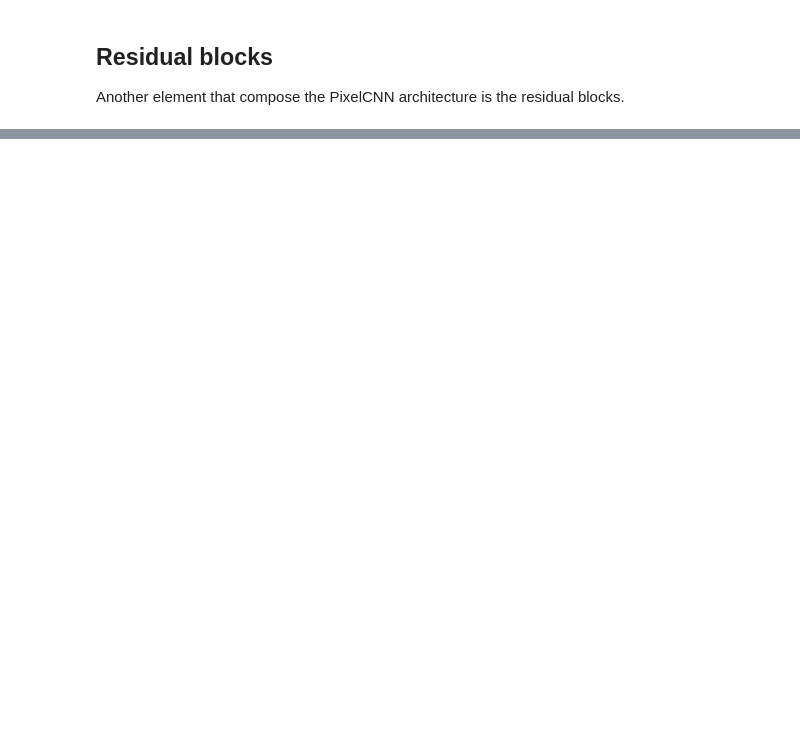
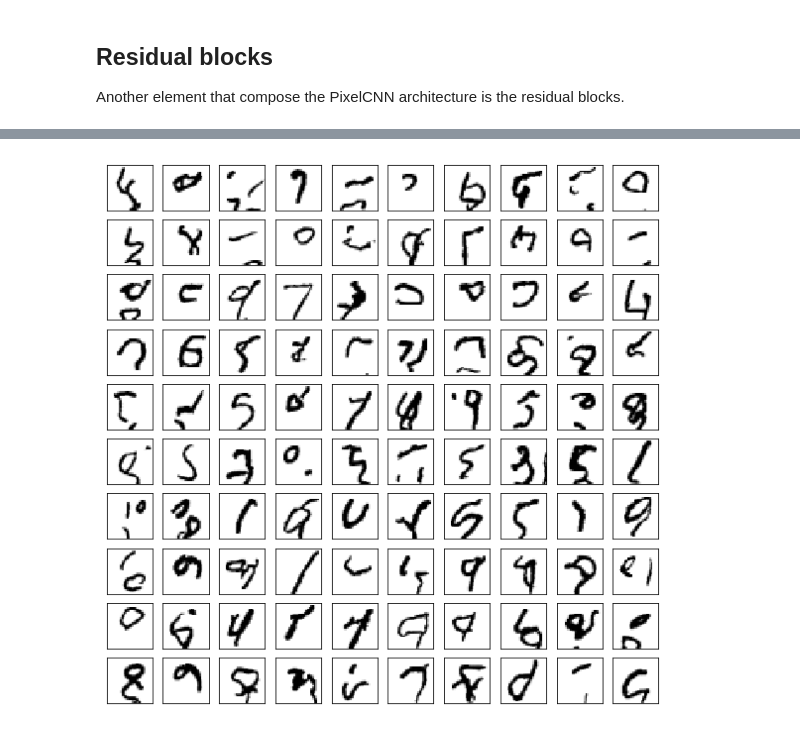
Before and after one commit to Mind-the-Pineapple/Autoregressive-models, a Jupyter notebook: 1 - Autoregressive Models - PixelCNN/pixelCNN.ipynb, the cells around one changed output, grey strips where cells are left out. Drawn from its saved outputs; the diff is of its cells as text; code cells hidden in the pictures; blank space fills up the shorter version.

Commit message:
Updated pixelCNN with better hyperparams

```diff
--- a/1 - Autoregressive Models - PixelCNN/pixelCNN.ipynb
+++ b/1 - Autoregressive Models - PixelCNN/pixelCNN.ipynb
@@ -58,6 +59,6 @@ In this example, to make the probability distribution of a single pixel easier t
 # %%
 def quantise(images, q_levels):
-    """Quantise image into q levels."""
+    """Quantise image into q levels"""
     return (np.digitize(images, np.arange(q_levels) / q_levels) - 1).astype('float32')
 # %%
 # Quantise the input data in q levels
@@ -260,13 +240,14 @@ In this implementation, we defined the trainig loop with 30 epochs.
 # %%
 # Training loop
-n_epochs = 150
+n_epochs = 100
 n_iter = int(np.ceil(x_train_quantised.shape[0] / batch_size))
 for epoch in range(n_epochs):
     progbar = Progbar(n_iter)
-    print('Epoch {:}/{:}'.format(epoch + 1, n_epochs))
+    print('Epoch {:}/{:}'.format(epoch+1, n_epochs))
 
     for i_iter, (batch_x, batch_y) in enumerate(train_dataset):
+        start = time.time()
         optimizer.lr = optimizer.lr * lr_decay
         loss = train_step(batch_x, batch_y)
 
-        progbar.add(1, values=[('loss', loss)])
+        progbar.add(1, values=[("loss", loss)])
@@ -310,16 +274,0 @@ Finally, we sampled some images from the trained model. First, we sampled from t
-# %%
-# Generating new images
-samples = np.zeros((100, height, width, n_channel), dtype='float32')
-for i in range(height):
-    for j in range(width):
-        logits = pixelcnn(samples)
-        next_sample = tf.random.categorical(logits[:, i, j, :], 1)
-        samples[:, i, j, 0] = (next_sample.numpy() / (q_levels - 1))[:,0]
-
-fig = plt.figure(figsize=(10, 10))
-for i in range(100):
-    ax = fig.add_subplot(10, 10, i+1)
-    ax.matshow(samples[i, :, :, 0], cmap=matplotlib.cm.binary)
-    plt.xticks(np.array([]))
-    plt.yticks(np.array([]))
-plt.show()
@@ -527,0 +440,21 @@ plt.show()
+# %%
+# --------------------------------------------------------------------------------------------------------------
+# Generating new images
+samples = np.zeros((100, height, width, n_channel), dtype='float32')
+for i in range(height):
+    for j in range(width):
+        logits = pixelcnn(samples)
+        logits = tf.reshape(logits, [-1, height, width, q_levels, n_channel])
+        logits = tf.transpose(logits, perm=[0, 1, 2, 4, 3])
+        next_sample = tf.random.categorical(logits[:, i, j, 0, :], 1)
+        samples[:, i, j, 0] = (next_sample.numpy() / (q_levels - 1))[:,0]
+
+fig = plt.figure(figsize=(10, 10))
+for i in range(100):
+    ax = fig.add_subplot(10, 10, i+1)
+    ax.matshow(samples[i, :, :, 0], cmap=matplotlib.cm.binary)
+    plt.xticks(np.array([]))
+    plt.yticks(np.array([]))
+plt.show()
+# %% [output]
+[figure, added]
```
Also changed, not shown: parts of 29 cells of this notebook.
